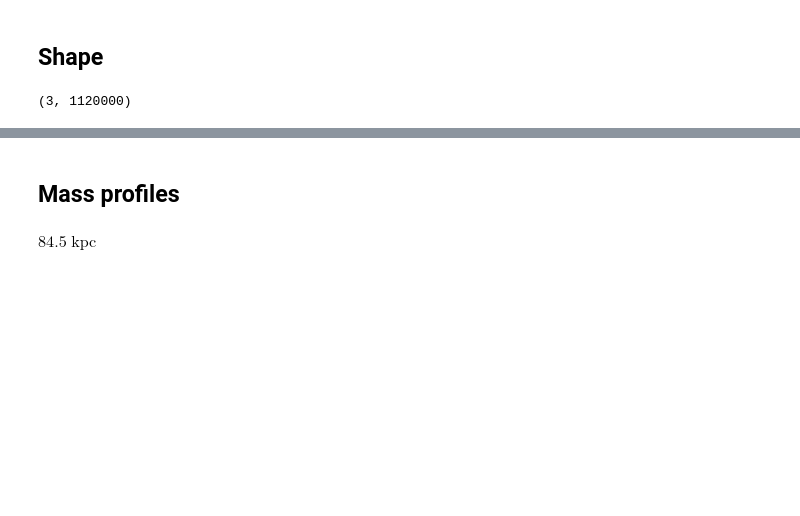
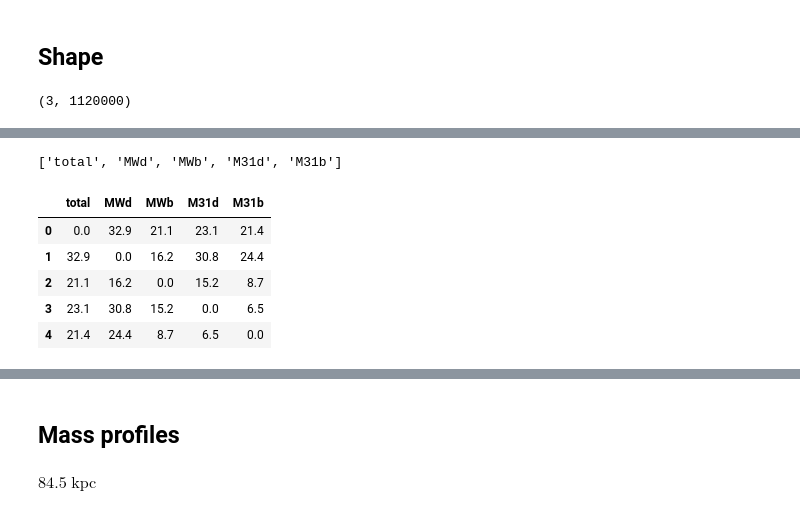
Before and after one commit to colinleach/400B_Leach, a Jupyter notebook: Project/notebooks/Remnant.ipynb, the cells around one changed output, grey strips where cells are left out. Drawn from its saved outputs; the diff is of its cells as text; code cells hidden in the pictures; blank space fills up the shorter version.

Commit message:
more remnant code and report content

```diff
--- a/Project/notebooks/Remnant.ipynb
+++ b/Project/notebooks/Remnant.ipynb
@@ -125,0 +163,13 @@ a/a, b/a, c/a
+# %%
+x,y,z = xyz
+m = remnant.data['m']
+abc = {}
+axes = {}
+
+abc['total'], axes['total'] = ellipsoid_axes(m, x, y, z)
+
+abc['MWd'], axes['MWd'] = sub_ellipsoid_axes(MWd)
+abc['MWb'], axes['MWb'] = sub_ellipsoid_axes(MWb)
+abc['M31d'], axes['M31d'] = sub_ellipsoid_axes(M31d)
+abc['M31b'], axes['M31b'] = sub_ellipsoid_axes(M31b)
+abc, axes
@@ -125,0 +217,17 @@ a/a, b/a, c/a
+# %%
+def tilt_angle(group1, group2):
+    return np.round(np.arccos(np.abs(np.dot(axes[group1][0],
+                                            axes[group2][0]))) * 180 / np.pi, 1)
+# %%
+groups = [k for k,_ in abc.items()]
+tilts = pd.DataFrame([[tilt_angle(g1, g2) for g1 in groups] for g2 in groups], columns=groups)
+print(groups)
+tilts
+# %% [output]
+['total', 'MWd', 'MWb', 'M31d', 'M31b']
+|  | total | MWd | MWb | M31d | M31b |
+| 0 | 0.0 | 32.9 | 21.1 | 23.1 | 21.4 |
+| 1 | 32.9 | 0.0 | 16.2 | 30.8 | 24.4 |
+| 2 | 21.1 | 16.2 | 0.0 | 15.2 | 8.7 |
+| 3 | 23.1 | 30.8 | 15.2 | 0.0 | 6.5 |
+| 4 | 21.4 | 24.4 | 8.7 | 6.5 | 0.0 |
```
Also changed, not shown: parts of 16 cells of this notebook, 4 other files.
